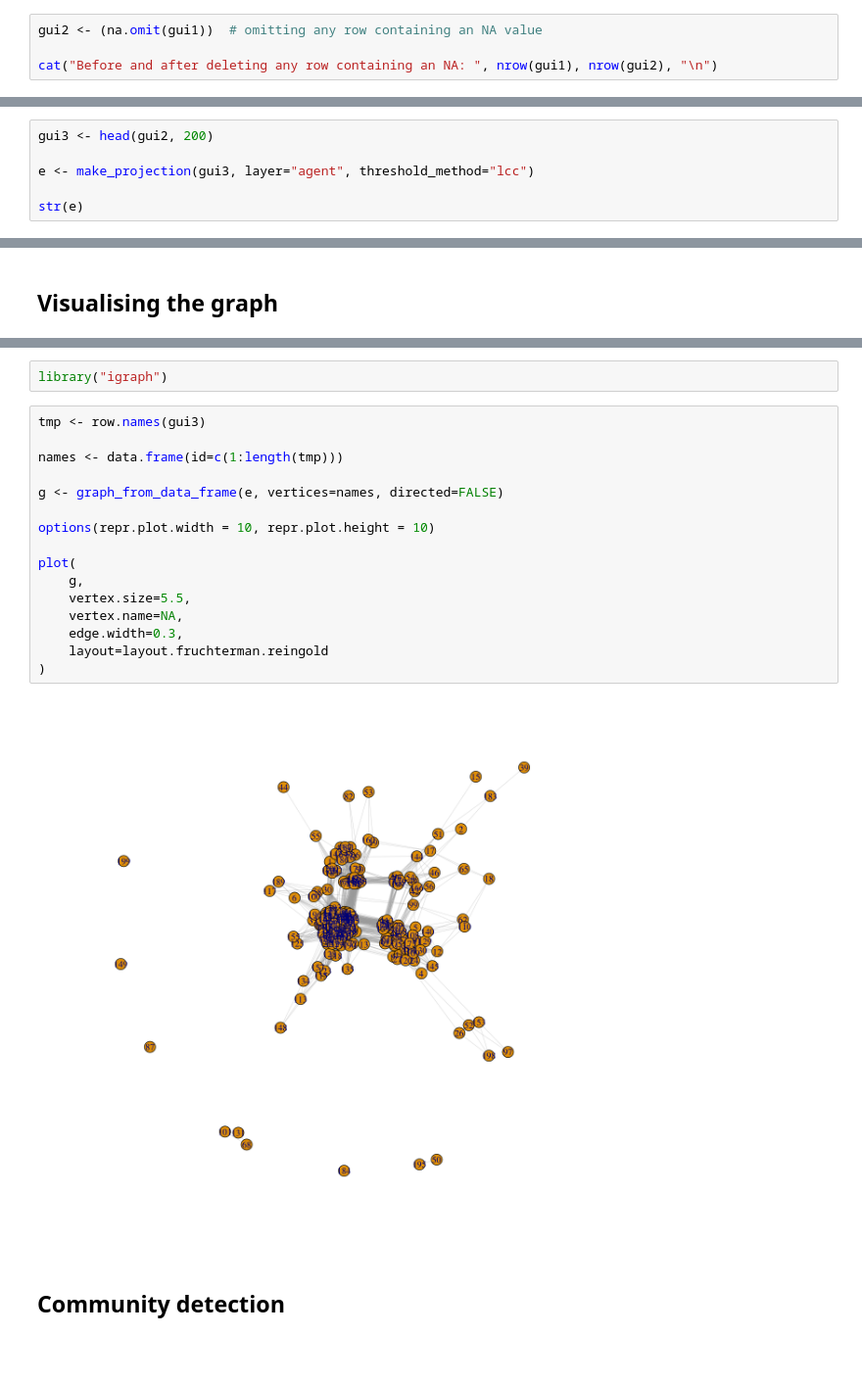
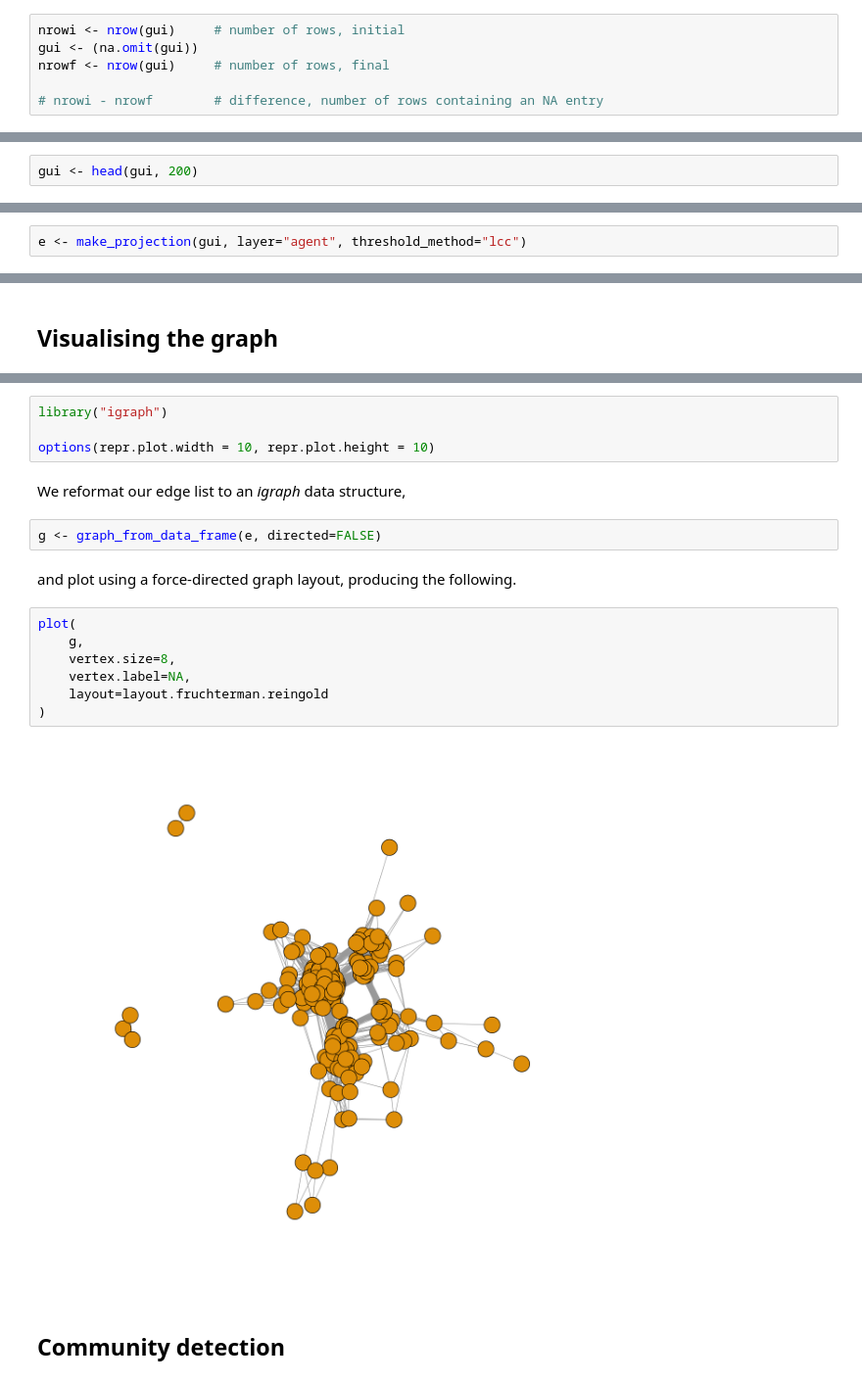
Before and after one commit to surveygraph/surveygraph-tutorials, a Jupyter notebook: surveygraph-demo-gui.ipynb, the cells around one changed output, grey strips where cells are left out. Shown: that part at 98% size. Drawn from its saved outputs; the diff is of its cells as text; blank space fills up the shorter version.

```diff
--- a/surveygraph-demo-gui.ipynb
+++ b/surveygraph-demo-gui.ipynb
@@ -43,4 +67,6 @@ A data.frame: 6 × 8
 # %%
-gui2 <- (na.omit(gui1))  # omitting any row containing an NA value
+nrowi <- nrow(gui)     # number of rows, initial
+gui <- (na.omit(gui))
+nrowf <- nrow(gui)     # number of rows, final
 
-cat("Before and after deleting any row containing an NA: ", nrow(gui1), nrow(gui2), "\n")
+# nrowi - nrowf        # difference, number of rows containing an NA entry
@@ -55,6 +81,2 @@ First let's take a small subset of the 6889 rows in `gui2` above.
 # %%
-gui3 <- head(gui2, 200)
-
-e <- make_projection(gui3, layer="agent", threshold_method="lcc")
-
-str(e)
+gui <- head(gui, 200)
@@ -65,0 +85,2 @@ str(e)
+# %%
+e <- make_projection(gui, layer="agent", threshold_method="lcc")
@@ -68,22 +100,21 @@ str(e)
 # %%
 library("igraph")
+
+options(repr.plot.width = 10, repr.plot.height = 10)
+# %% [markdown]
+We reformat our edge list to an _igraph_ data structure,
 # %%
-tmp <- row.names(gui3)
-
-names <- data.frame(id=c(1:length(tmp)))
-
-g <- graph_from_data_frame(e, vertices=names, directed=FALSE)
-
-options(repr.plot.width = 10, repr.plot.height = 10)
-
-plot(
-    g,
-    vertex.size=5.5,
-    vertex.name=NA,
-    edge.width=0.3,
-    layout=layout.fruchterman.reingold
-)
+g <- graph_from_data_frame(e, directed=FALSE)
-# %% [output]
-[figure, removed]
+# %% [markdown]
+and plot using a force-directed graph layout, producing the following.
+# %%
+plot(
+    g,
+    vertex.size=8,
+    vertex.label=NA,
+    layout=layout.fruchterman.reingold
+)
+# %% [output]
+[figure, added]
 # %% [markdown]
 ## Community detection
```
Also changed, not shown: parts of 23 cells of this notebook.
